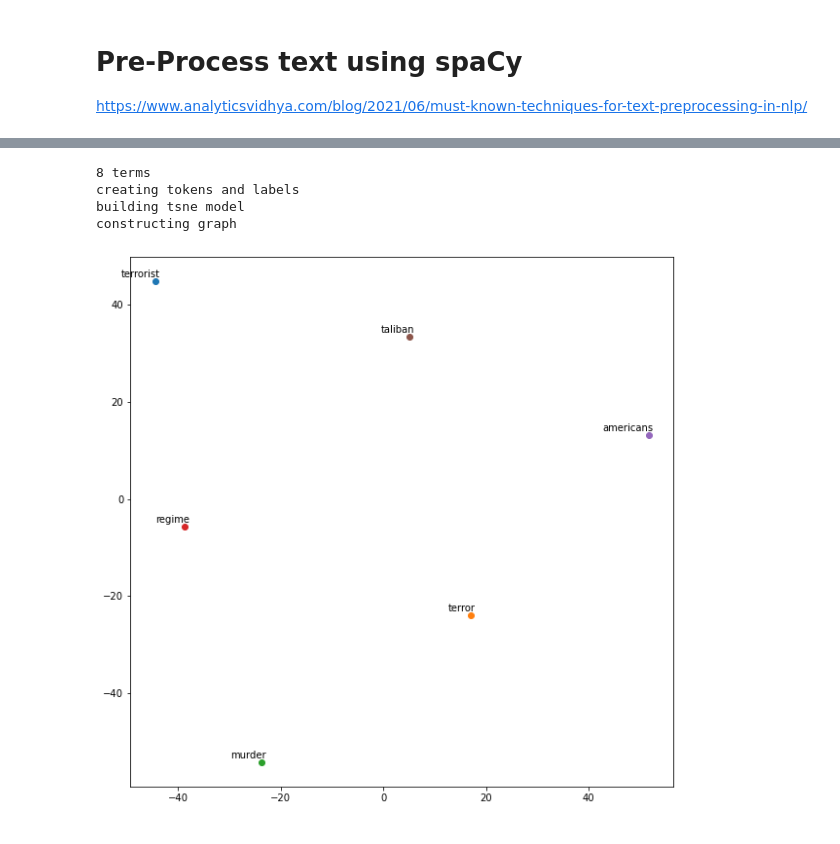
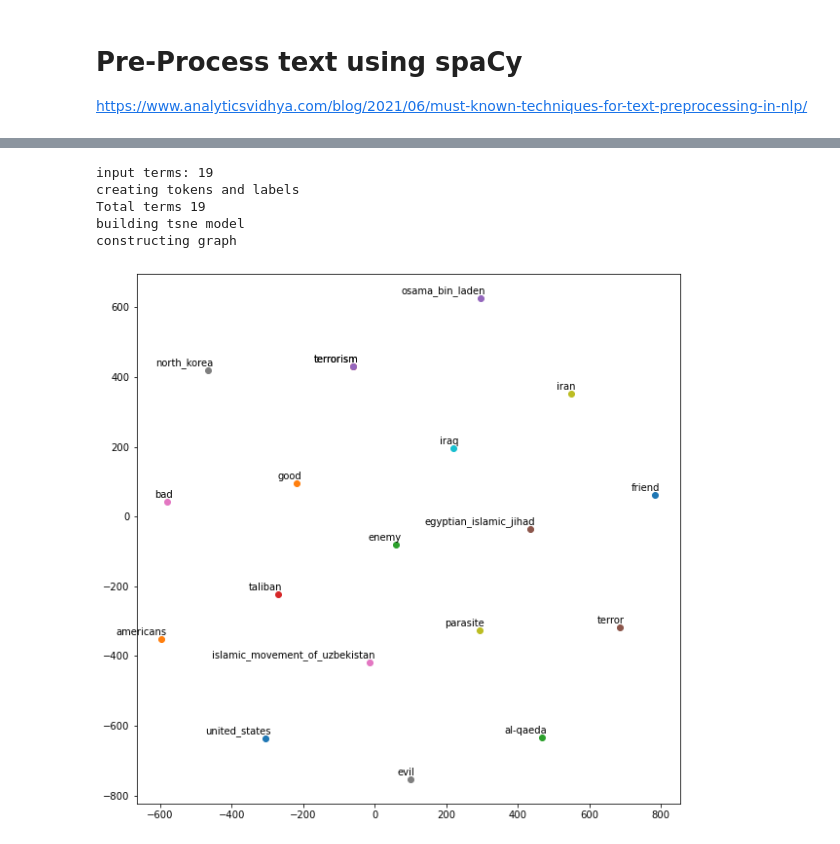
Before and after one commit to Fourthought/Hostile-Narrative-Analysis, a Jupyter notebook: Quantitative Analysis/Experiment 3 - Assessing Word Embeddings/Assessing word2vec.ipynb, the cells around one changed output, grey strips where cells are left out. Cells and saved outputs as stored; diff of their text form; code cells hidden in the pictures.

Commit message:
updates to word embeddings experiment

```diff
--- a/Quantitative Analysis/Experiment 3 - Assessing Word Embeddings/Assessing word2vec.ipynb
+++ b/Quantitative Analysis/Experiment 3 - Assessing Word Embeddings/Assessing word2vec.ipynb
@@ -22,0 +23,11 @@ Wall time: 4.39 s
+# %%
+%%time
+ingroups = ['the United States', 'Americans']
+outgroups = ['Al Qaeda', 'Taliban', 'Usama bin Laden', 'Egyptian Islamic Jihad', 'Islamic Movement of Uzbekistan', 'North Korea', 'Iran', 'Iraq']
+seed_terms_good = ['friend', 'good']
+seed_terms_bad = ['enemy', 'terrorism', 'terrorist', 'terror', 'bad', 'evil', 'parasite']
+terms = ['Friend', 'Enemy', 'Terrorist', 'Good', 'Bad', 'Evil', 'Parasite']
+entities = ingroups + outgroups
+seed_terms = seed_terms_good + seed_terms_bad
+total = entities + seed_terms
+print(f'{len(total)} terms')
@@ -383,46 +516,47 @@ def tsne_plot(model, set_array):
 #         tokens.append(model.wv[word])
 #         labels.append(word)
 
-    set_array = [token.lower() for token in set_array]
-
     for word in set_array:
         if word in model.wv.index_to_key:
             tokens.append(model.wv[word])
             labels.append(word)
+
+    print(f'Total terms {len(labels)}')
 
 
     print('building tsne model')
     tsne_model = TSNE(perplexity=40, n_components=2, init='pca', n_iter=2500, random_state=23)
     new_values = tsne_model.fit_transform(tokens)
 
     print('constructing graph')
     x = []
     y = []
     for value in new_values:
         x.append(value[0])
         y.append(value[1])
 
     plt.figure(figsize=(10, 10))
     for i in range(len(x)):
         plt.scatter(x[i],y[i])
 
         if labels[i] in set_array:
             plt.annotate(labels[i],
                 xy=(x[i], y[i]),
                 xytext=(5, 2),
                 textcoords='offset points',
                 ha='right',
                 va='bottom')
 
     plt.savefig('vector_distribution.png')
     plt.show()
 
-terms = seed_terms + ingroups + outgroups
-print(len(terms), 'terms')
-tsne_plot(doc_array.model, terms)
+print(f'input terms: {len(total)}')
+total = [model.normaliser.transform_word(word) for word in total]
+tsne_plot(model, total)
 # %% [output]
-8 terms
+input terms: 19
 creating tokens and labels
+Total terms 19
 building tsne model
 constructing graph
-[figure, old version]
+[figure, new version]
```
Also changed, not shown: parts of 22 cells of this notebook, 11 other files.
